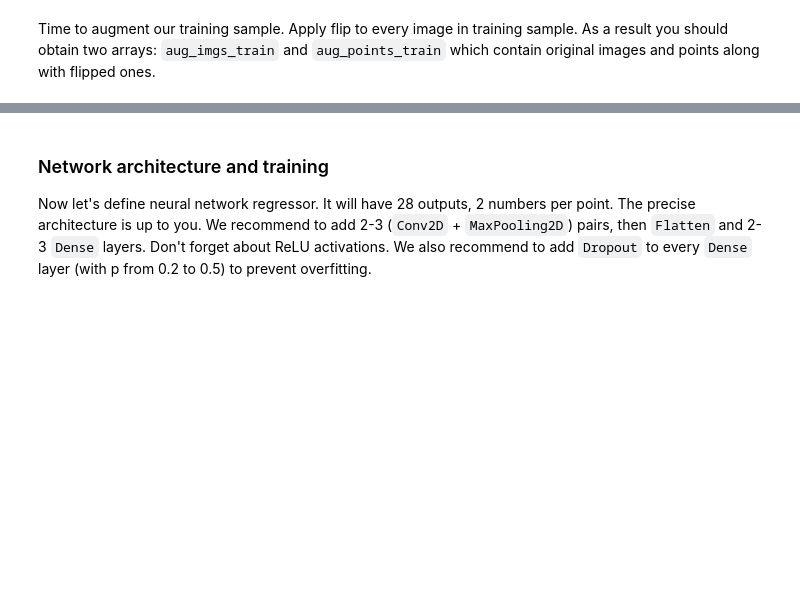
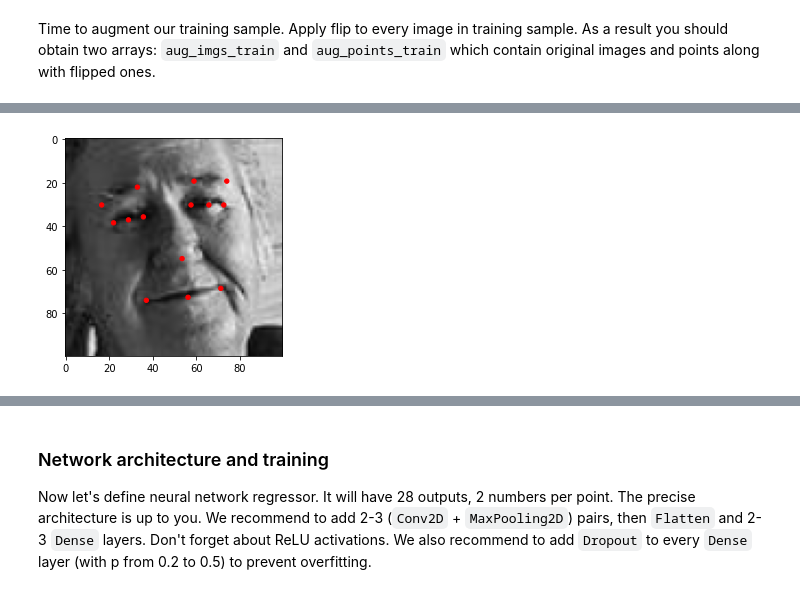
Before and after one commit to AdityaGupta030697/Computer-Vision, a Jupyter notebook: Facial_keypoints_detection.ipynb, the cells around one changed output, grey strips where cells are left out. Drawn from its saved outputs; the diff is of its cells as text; code cells hidden in the pictures; blank space fills up the shorter version.

```diff
--- a/Facial_keypoints_detection.ipynb
+++ b/Facial_keypoints_detection.ipynb
@@ -189,0 +195,4 @@ visualize_points(aug_imgs_train[1], aug_points_train[1])
+# %%
+visualize_points(aug_imgs_train[2], aug_points_train[2])
+# %% [output]
+[figure, added]
```
Also changed, not shown: parts of 23 cells of this notebook.
